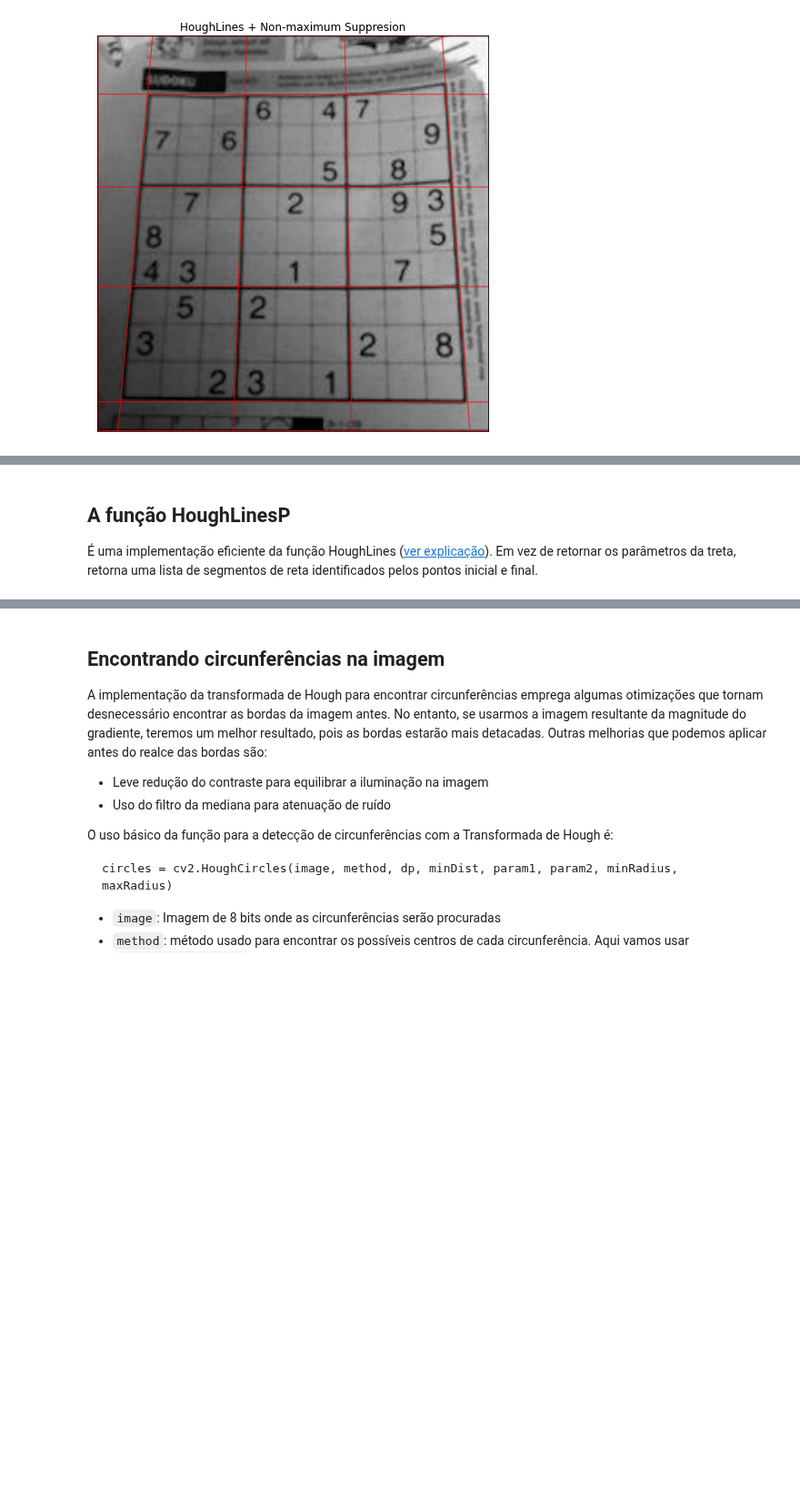
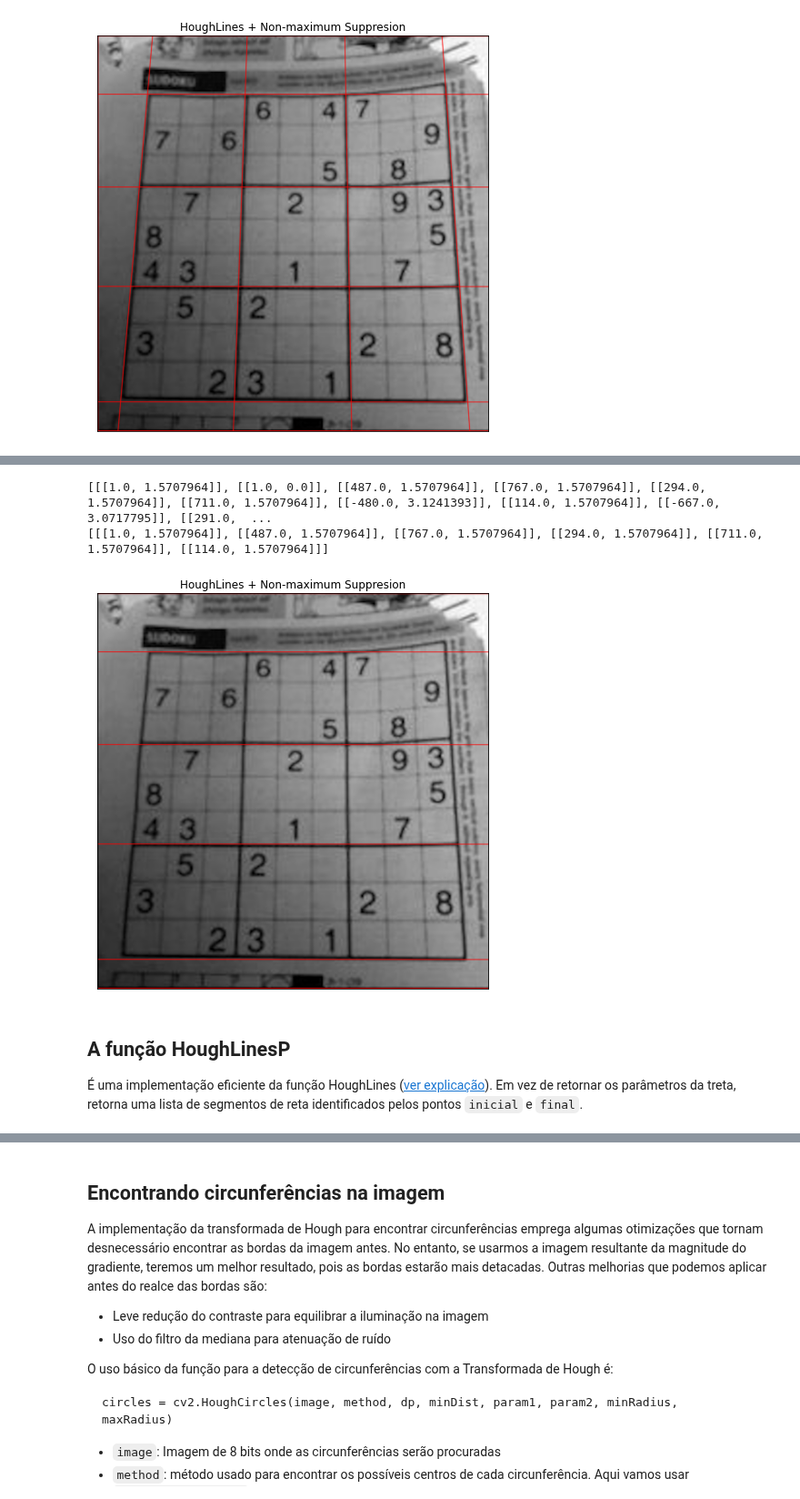
Before and after one commit to Insper/robotica-computacional, a Jupyter notebook: docs/modulos/03-visao/atividade2.ipynb, the cells around one changed output, grey strips where cells are left out. Shown at 91% size. Saved outputs shown, nothing was run; the diff lists cells and outputs as text; code cells hidden in the pictures; blank space fills up the shorter version.

```diff
--- a/docs/modulos/03-visao/atividade2.ipynb
+++ b/docs/modulos/03-visao/atividade2.ipynb
@@ -70,5 +80,24 @@ hough_helper.mostra_imagem(img_retas_, "HoughLines + Non-maximum Suppresion")
+# %%
+print(suppressed_lines)
+
+horizontal_lines = []
+for line in suppressed_lines:
+    rho, theta = line[0]
+
+    if 1.4 < theta < 1.6:
+        horizontal_lines.append([[rho, theta]])
+
+print(vertical_lines)
+img_retas_ = hough_helper.desenha_retas(img.copy(), horizontal_lines)
+
+plt.figure(figsize=(8,8))
+hough_helper.mostra_imagem(img_retas_, "HoughLines + Non-maximum Suppresion")
+# %% [output]
+[[[1.0, 1.5707964]], [[1.0, 0.0]], [[487.0, 1.5707964]], [[767.0, 1.5707964]], [[294.0, 1.5707964]], [[711.0, 1.5707964]], [[-480.0, 3.1241393]], [[114.0, 1.5707964]], [[-667.0, 3.0717795]], [[291.0,  ...
+[[[1.0, 1.5707964]], [[487.0, 1.5707964]], [[767.0, 1.5707964]], [[294.0, 1.5707964]], [[711.0, 1.5707964]], [[114.0, 1.5707964]]]
+[figure, added]
 # %% [markdown]
 ## A função HoughLinesP
 
-É uma implementação eficiente da função HoughLines ([ver explicação](https://docs.opencv.org/3.0-beta/doc/py_tutorials/py_imgproc/py_houghlines/py_houghlines.html)). Em vez de retornar os parâmetros da treta, retorna uma lista de segmentos de reta identificados pelos pontos inicial e final.
+É uma implementação eficiente da função HoughLines ([ver explicação](https://docs.opencv.org/3.0-beta/doc/py_tutorials/py_imgproc/py_houghlines/py_houghlines.html)). Em vez de retornar os parâmetros da treta, retorna uma lista de segmentos de reta identificados pelos pontos `inicial` e `final`.
 # %%
```
Also changed, not shown: parts of 5 cells of this notebook, 1 other file.
